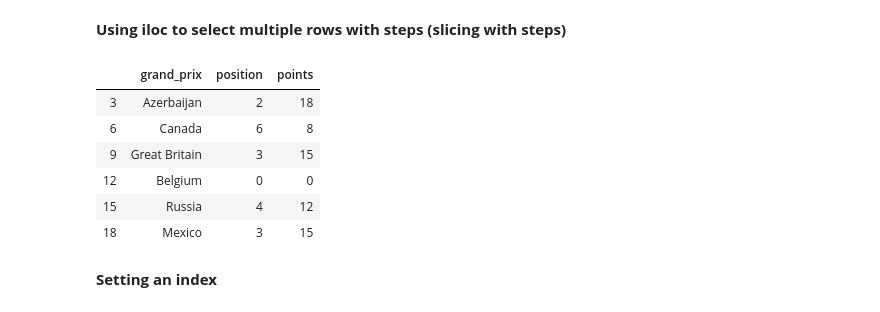
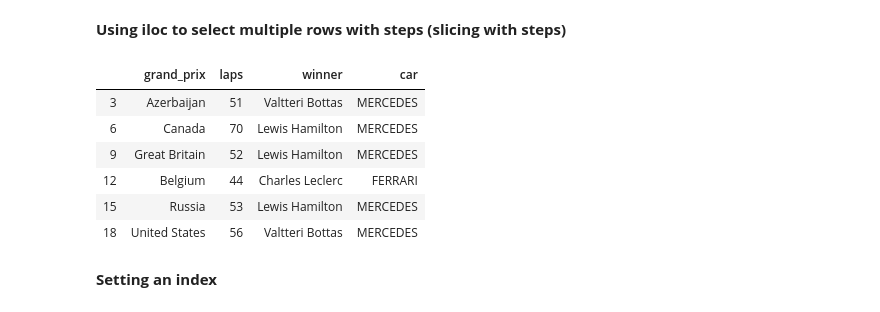
Before and after one commit to JKocher13/jupyter-notebooks.data-engineering, a Jupyter notebook: pandas/introduction_to_pandas.ipynb, the cells around one changed output. Drawn from its saved outputs; the diff is of its cells as text; code cells hidden in the pictures.

```diff
--- a/pandas/introduction_to_pandas.ipynb
+++ b/pandas/introduction_to_pandas.ipynb
@@ -139,0 +115,20 @@ dataframe
+# %%
+f1_2019_races['winner'] = [
+    'Valtteri Bottas', 'Lewis Hamilton', 'Lewis Hamilton',
+    'Valtteri Bottas', 'Lewis Hamilton', 'Lewis Hamilton',
+    'Lewis Hamilton', 'Lewis Hamilton', 'Max Verstappen',
+    'Lewis Hamilton', 'Max Verstappen', 'Lewis Hamilton',
+    'Charles Leclerc', 'Charles Leclerc', 'Sebastian Vettel',
+    'Lewis Hamilton', 'Valtteri Bottas', 'Lewis Hamilton',
+    'Valtteri Bottas', 'Max Verstappen',
+]
+# %%
+f1_2019_races['car'] = [
+    'MERCEDES', 'MERCEDES', 'MERCEDES',
+    'MERCEDES', 'MERCEDES', 'MERCEDES',
+    'MERCEDES', 'MERCEDES', 'RED BULL RACING HONDA',
+    'MERCEDES', 'RED BULL RACING HONDA', 'MERCEDES',
+    'FERRARI', 'FERRARI', 'FERRARI',
+    'MERCEDES', 'MERCEDES', 'MERCEDES',
+    'MERCEDES', 'RED BULL RACING HONDA'
+]
@@ -140,9 +160,10 @@ dataframe
 # %% [markdown]
 **Appending rows to the DataFrame**
 # %%
-abu_dhabi_race = pd.Series(['Abu Dhabi', 0, 0], index=['grand_prix', 'position', 'points'])
+abu_dhabi_race = pd.Series(['Abu Dhabi', 55, 'Lewis Hamilton', 'MERCEDES'],
+                           index=['grand_prix', 'laps', 'winner', 'car'])
 # %%
-dataframe = dataframe.append(abu_dhabi_race, ignore_index=True)
+f1_2019_races = f1_2019_races.append(abu_dhabi_race, ignore_index=True)
 # %% [markdown]
 <a id="dataframe-characteristics"></a>
 ### DataFrame Characteristics
@@ -250,14 +270,14 @@ dataframe.iloc[7:14]
 **Using iloc to select multiple rows with steps (slicing with steps)**
 # %%
 # select every third race in the DataFrame starting with the 3rd race
-dataframe.iloc[3::3]
+f1_2019_races.iloc[3::3]
 # %% [output]
-|  | grand_prix | position | points |
-| 3 | Azerbaijan | 2 | 18 |
-| 6 | Canada | 6 | 8 |
-| 9 | Great Britain | 3 | 15 |
-| 12 | Belgium | 0 | 0 |
-| 15 | Russia | 4 | 12 |
-| 18 | Mexico | 3 | 15 |
+|  | grand_prix | laps | winner | car |
+| 3 | Azerbaijan | 51 | Valtteri Bottas | MERCEDES |
+| 6 | Canada | 70 | Lewis Hamilton | MERCEDES |
+| 9 | Great Britain | 52 | Lewis Hamilton | MERCEDES |
+| 12 | Belgium | 44 | Charles Leclerc | FERRARI |
+| 15 | Russia | 53 | Lewis Hamilton | MERCEDES |
+| 18 | United States | 56 | Valtteri Bottas | MERCEDES |
 # %% [markdown]
 **Setting an index**
```
Also changed, not shown: parts of 29 cells of this notebook.
